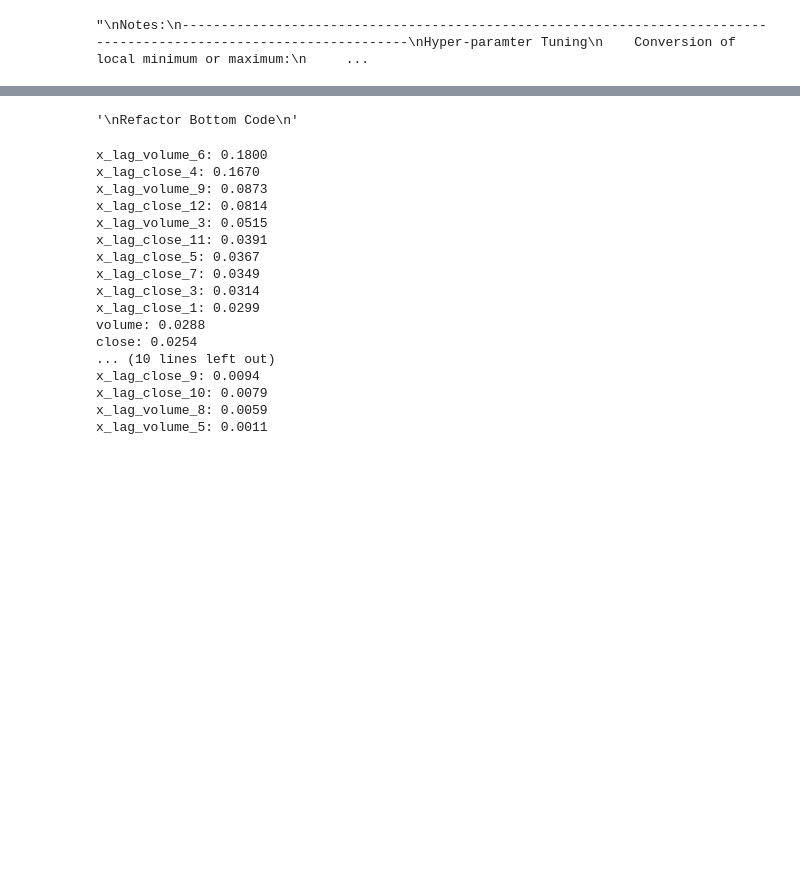
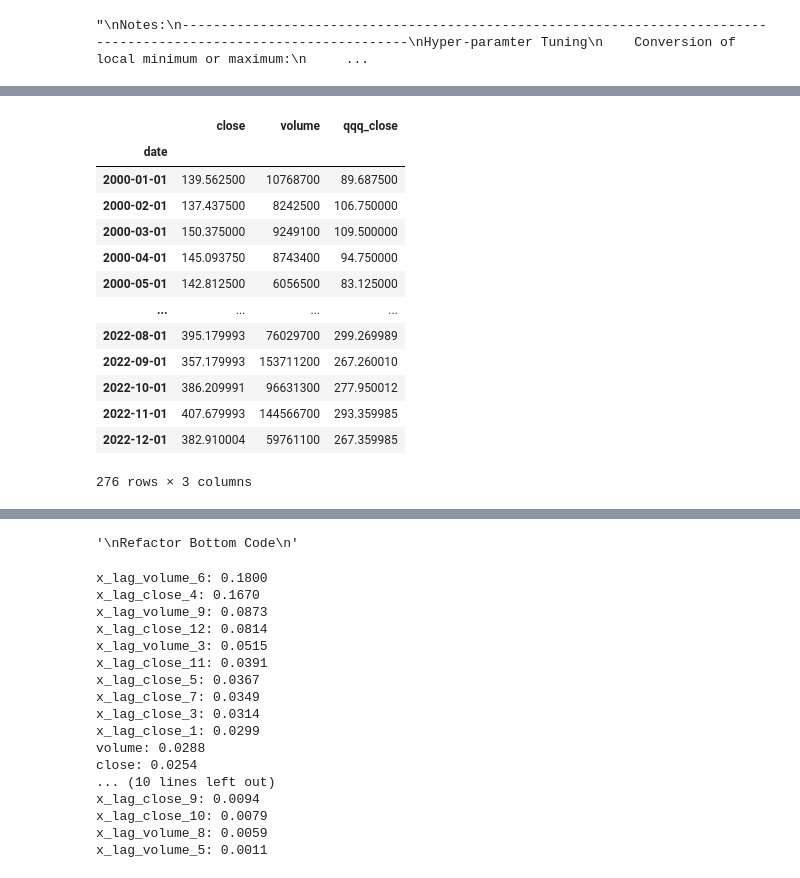
Before and after one commit to IllegalOpcode007/mlForecast, a Jupyter notebook: skLearnForecast.ipynb, the cells around one changed output, grey strips where cells are left out. Cells and saved outputs as stored; diff of their text form; code cells hidden in the pictures; blank space fills up the shorter version.

```diff
--- a/skLearnForecast.ipynb
+++ b/skLearnForecast.ipynb
@@ -581,0 +586,17 @@ forecast_df
+# %%
+df
+# %% [output]
+|  | close | volume | qqq_close |
+| date |  |  |  |
+| 2000-01-01 | 139.562500 | 10768700 | 89.687500 |
+| 2000-02-01 | 137.437500 | 8242500 | 106.750000 |
+| 2000-03-01 | 150.375000 | 9249100 | 109.500000 |
+| 2000-04-01 | 145.093750 | 8743400 | 94.750000 |
+| 2000-05-01 | 142.812500 | 6056500 | 83.125000 |
+| ... | ... | ... | ... |
+| 2022-08-01 | 395.179993 | 76029700 | 299.269989 |
+| 2022-09-01 | 357.179993 | 153711200 | 267.260010 |
+| 2022-10-01 | 386.209991 | 96631300 | 277.950012 |
+| 2022-11-01 | 407.679993 | 144566700 | 293.359985 |
+| 2022-12-01 | 382.910004 | 59761100 | 267.359985 |
+276 rows × 3 columns
```
Also changed, not shown: parts of 13 cells of this notebook.
